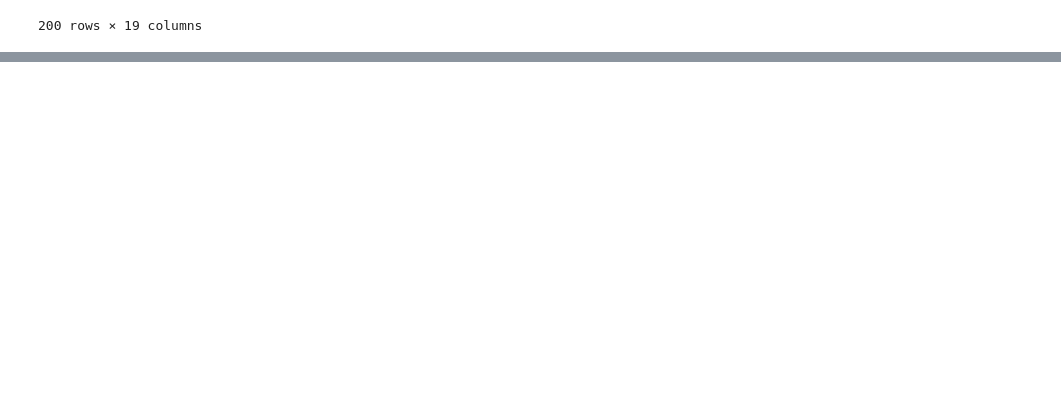
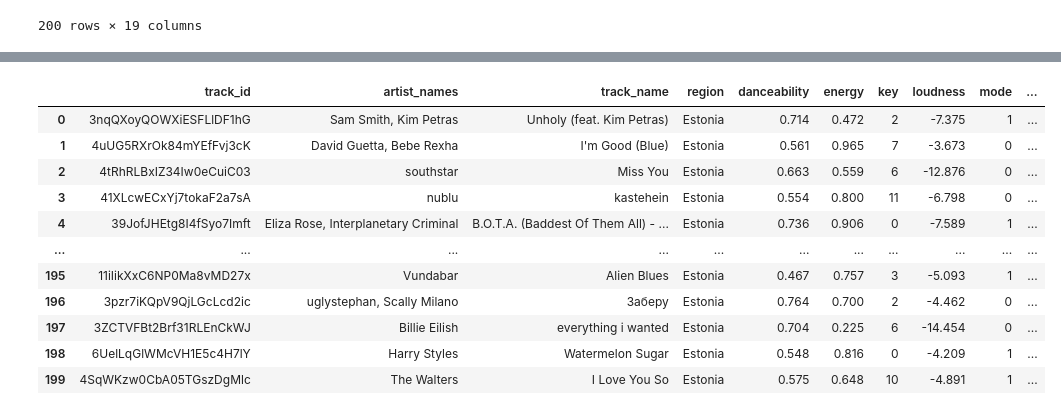
Before and after one commit to Flores-Kevin/rage-against-machine-learning, a Jupyter notebook: testing.ipynb, the cells around one changed output, grey strips where cells are left out. Drawn from its saved outputs; the diff is of its cells as text; code cells hidden in the pictures; blank space fills up the shorter version.

```diff
--- a/testing.ipynb
+++ b/testing.ipynb
@@ -1810,0 +1982,85 @@ ecuador_df
+# %%
+#empty lists to store song data
+estonia_danceability = []
+estonia_energy = []
+estonia_key = []
+estonia_loudness = []
+estonia_mode = []
+estonia_speechiness = []
+estonia_acousticness = []
+estonia_instrumentalness = []
+estonia_liveness = []
+estonia_valence = []
+estonia_tempo = []
+estonia_id_num = []
+estonia_track_href = []
+estonia_analysis_url = []
+estonia_duration_mins = []
+estonia_time_signature = []
+
+for i in d['estonia']["track_id"]:
+    estonia_response = requests.get(base_url + 'audio-features/' + i, headers=headers).json()
+
+    #fill in track info for each audio feature / empty list
+    estonia_danceability.append(estonia_response["danceability"])
+    estonia_energy.append(estonia_response["energy"])
+    estonia_key.append(estonia_response["key"])
+    estonia_loudness.append(estonia_response["loudness"])
+    estonia_mode.append(estonia_response["mode"])
+    estonia_speechiness.append(estonia_response["speechiness"])
+    estonia_acousticness.append(estonia_response["acousticness"])
+    estonia_instrumentalness.append(estonia_response["instrumentalness"])
+    estonia_liveness.append(estonia_response["liveness"])
+    estonia_valence.append(estonia_response["valence"])
+    estonia_tempo.append(estonia_response["tempo"])
+    estonia_id_num.append(estonia_response["id"])
+    estonia_track_href.append(estonia_response["track_href"])
+    estonia_analysis_url.append(estonia_response["analysis_url"])
+    #duration recorded in api in milliseconds, converting to minutes here
+    estonia_duration_mins.append(round((estonia_response["duration_ms"] / 60000),2))
+    estonia_time_signature.append(estonia_response["time_signature"])
+
+    # time.sleep(1)
+
+estonia_dict = {}
+#create a dictionary to hold data gathered from the api
+estonia_dict = {
+    "track_id": estonia_id_num,
+    "danceability": estonia_danceability,
+    "energy": estonia_energy,
+    "key": estonia_key,
+    "loudness": estonia_loudness,
+    "mode": estonia_mode,
+    "speechiness": estonia_speechiness,
+    "acousticness": estonia_acousticness,
+    "instrumentalness": estonia_instrumentalness,
+    "liveness": estonia_liveness,
+    "valence": estonia_valence,
+    "tempo": estonia_tempo,
+    "duration_mins": estonia_duration_mins,
+    "time_signature": estonia_time_signature,
+    "track_href": estonia_track_href,
+    "analysis_url": estonia_analysis_url
+}
+
+#convert dictionary to a dataframe
+estonia_info_df = pd.DataFrame(estonia_dict)
+estonia_info_df.head()
+
+
+estonia_tracks = d['estonia']
+estonia_df = estonia_tracks.merge(estonia_info_df, how="inner")
+estonia_df
+# %% [output]
+|  | track_id | artist_names | track_name | region | danceability | energy | key | loudness | mode | ... |
+| 0 | 3nqQXoyQOWXiESFLlDF1hG | Sam Smith, Kim Petras | Unholy (feat. Kim Petras) | Estonia | 0.714 | 0.472 | 2 | -7.375 | 1 | ... |
+| 1 | 4uUG5RXrOk84mYEfFvj3cK | David Guetta, Bebe Rexha | I'm Good (Blue) | Estonia | 0.561 | 0.965 | 7 | -3.673 | 0 | ... |
+| 2 | 4tRhRLBxIZ34Iw0eCuiC03 | southstar | Miss You | Estonia | 0.663 | 0.559 | 6 | -12.876 | 0 | ... |
+| 3 | 41XLcwECxYj7tokaF2a7sA | nublu | kastehein | Estonia | 0.554 | 0.800 | 11 | -6.798 | 0 | ... |
+| 4 | 39JofJHEtg8I4fSyo7Imft | Eliza Rose, Interplanetary Criminal | B.O.T.A. (Baddest Of Them All) - ... | Estonia | 0.736 | 0.906 | 0 | -7.589 | 1 | ... |
+| ... | ... | ... | ... | ... | ... | ... | ... | ... | ... | ... |
+| 195 | 11iIikXxC6NP0Ma8vMD27x | Vundabar | Alien Blues | Estonia | 0.467 | 0.757 | 3 | -5.093 | 1 | ... |
+| 196 | 3pzr7iKQpV9QjLGcLcd2ic | uglystephan, Scally Milano | Заберу | Estonia | 0.764 | 0.700 | 2 | -4.462 | 0 | ... |
+| 197 | 3ZCTVFBt2Brf31RLEnCkWJ | Billie Eilish | everything i wanted | Estonia | 0.704 | 0.225 | 6 | -14.454 | 0 | ... |
+| 198 | 6UelLqGlWMcVH1E5c4H7lY | Harry Styles | Watermelon Sugar | Estonia | 0.548 | 0.816 | 0 | -4.209 | 1 | ... |
+| 199 | 4SqWKzw0CbA05TGszDgMlc | The Walters | I Love You So | Estonia | 0.575 | 0.648 | 10 | -4.891 | 1 | ... |
```
Also changed, not shown: parts of 10 cells of this notebook.
